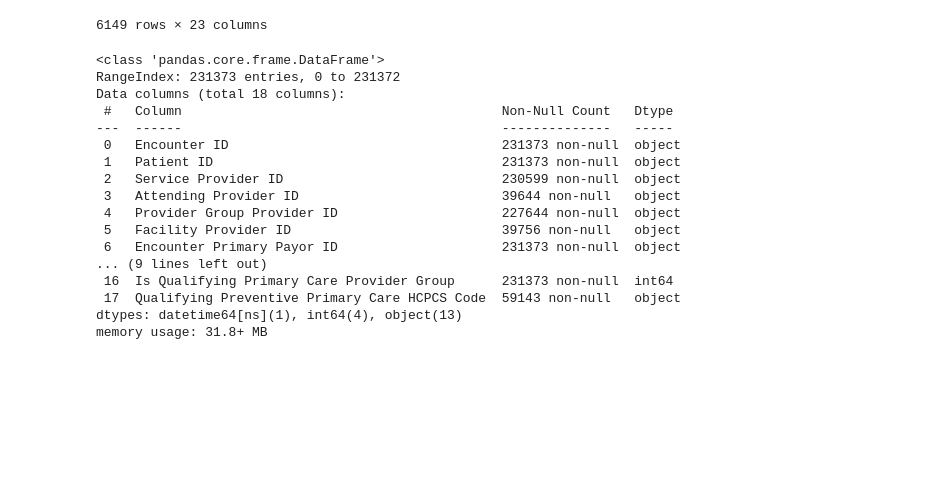
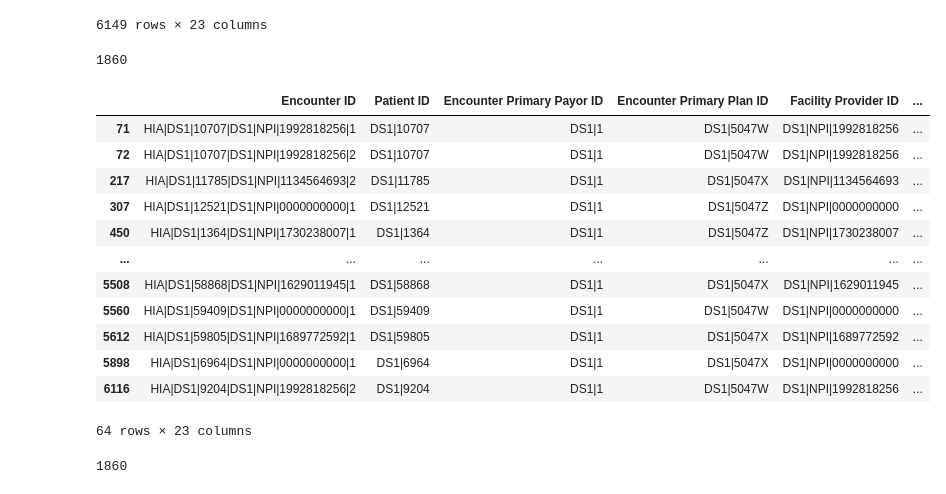
Before and after one commit to pfbabb/hostpital_readmission_analysis-jets, a Jupyter notebook: notebooks/question2-babb.ipynb, the cells around one changed output. Saved outputs shown, nothing was run; the diff lists cells and outputs as text; code cells hidden in the pictures; blank space fills up the shorter version.

```diff
--- a/notebooks/question2-babb.ipynb
+++ b/notebooks/question2-babb.ipynb
@@ -36,23 +37,46 @@ admisd
 | 4643 | HIA|DS1|51247|DS1|NPI|1184722779|2 | DS1|51247 | DS1|1 | DS1|5047W | DS1|NPI|1184722779 | ... |
 | 3470 | HIA|DS1|40578|DS1|NPI|1033298617|1 | DS1|40578 | DS1|1 | DS1|5047W | DS1|NPI|1033298617 | ... |
 6149 rows × 23 columns
-# %%
-visits.info()
-# %% [output]
-<class 'pandas.core.frame.DataFrame'>
-RangeIndex: 231373 entries, 0 to 231372
-Data columns (total 18 columns):
- #   Column                                         Non-Null Count   Dtype
----  ------                                         --------------   -----
- 0   Encounter ID                                   231373 non-null  object
- 1   Patient ID                                     231373 non-null  object
- 2   Service Provider ID                            230599 non-null  object
- 3   Attending Provider ID                          39644 non-null   object
- 4   Provider Group Provider ID                     227644 non-null  object
- 5   Facility Provider ID                           39756 non-null   object
- 6   Encounter Primary Payor ID                     231373 non-null  object
-... (9 lines left out)
- 16  Is Qualifying Primary Care Provider Group      231373 non-null  int64
- 17  Qualifying Preventive Primary Care HCPCS Code  59143 non-null   object
-dtypes: datetime64[ns](1), int64(4), object(13)
-memory usage: 31.8+ MB
+# %%
+postvisit = 0
+
+#pull patient numbers that have more then one admission to loop through
+for patnum in admis['Patient ID'].drop_duplicates():
+    #create dataframe for each patient number keeping only the final discharge per Start Date
+    patient = admis[admis['Patient ID']==patnum]
+    patient = patient.sort_values(['Encounter Start Date','Encounter End Date']).drop_duplicates(subset=['Patient ID','Encounter End Date'], keep='first')
+    patient = patient.sort_values('Encounter End Date').drop_duplicates(subset=['Patient ID','Encounter Start Date'], keep='last')
+    vpatient = visits[visits['Patient ID']==patnum].sort_values('Encounter Date')
+
+    for rnum in range(0,len(patient)):
+        trigger7 = vpatient[vpatient['Encounter Date']>=patient.iloc[rnum,9]]['Encounter Date']  <=  (patient.iloc[rnum,9] + pd.DateOffset(days=7))
+        postvisit += int(trigger7.sum() > 0)
+        window = (patient.iloc[rnum,9] + pd.DateOffset(days=7))
+        if trigger7.sum() > 0:
+            admisd.loc[admisd['Encounter ID']==patient.iloc[rnum,0],'pcp_visit'] = True
+        else:
+            admisd.loc[admisd['Encounter ID']==patient.iloc[rnum,0],'pcp_visit'] = False
+# %%
+postvisit
+# %% [output]
+1860
+# %%
+admis[~admis['Encounter ID'].isin(admisd['Encounter ID'])]
+# %% [output]
+|  | Encounter ID | Patient ID | Encounter Primary Payor ID | Encounter Primary Plan ID | Facility Provider ID | ... |
+| 71 | HIA|DS1|10707|DS1|NPI|1992818256|1 | DS1|10707 | DS1|1 | DS1|5047W | DS1|NPI|1992818256 | ... |
+| 72 | HIA|DS1|10707|DS1|NPI|1992818256|2 | DS1|10707 | DS1|1 | DS1|5047W | DS1|NPI|1992818256 | ... |
+| 217 | HIA|DS1|11785|DS1|NPI|1134564693|2 | DS1|11785 | DS1|1 | DS1|5047X | DS1|NPI|1134564693 | ... |
+| 307 | HIA|DS1|12521|DS1|NPI|0000000000|1 | DS1|12521 | DS1|1 | DS1|5047Z | DS1|NPI|0000000000 | ... |
+| 450 | HIA|DS1|1364|DS1|NPI|1730238007|1 | DS1|1364 | DS1|1 | DS1|5047Z | DS1|NPI|1730238007 | ... |
+| ... | ... | ... | ... | ... | ... | ... |
+| 5508 | HIA|DS1|58868|DS1|NPI|1629011945|1 | DS1|58868 | DS1|1 | DS1|5047X | DS1|NPI|1629011945 | ... |
+| 5560 | HIA|DS1|59409|DS1|NPI|0000000000|1 | DS1|59409 | DS1|1 | DS1|5047W | DS1|NPI|0000000000 | ... |
+| 5612 | HIA|DS1|59805|DS1|NPI|1689772592|1 | DS1|59805 | DS1|1 | DS1|5047X | DS1|NPI|1689772592 | ... |
+| 5898 | HIA|DS1|6964|DS1|NPI|0000000000|1 | DS1|6964 | DS1|1 | DS1|5047X | DS1|NPI|0000000000 | ... |
+| 6116 | HIA|DS1|9204|DS1|NPI|1992818256|2 | DS1|9204 | DS1|1 | DS1|5047W | DS1|NPI|1992818256 | ... |
+64 rows × 23 columns
+# %%
+admisd['pcp_visit'].sum()
+# %% [output]
+1860
```
Also changed, not shown: parts of 1 cell of this notebook, 5 other files.
